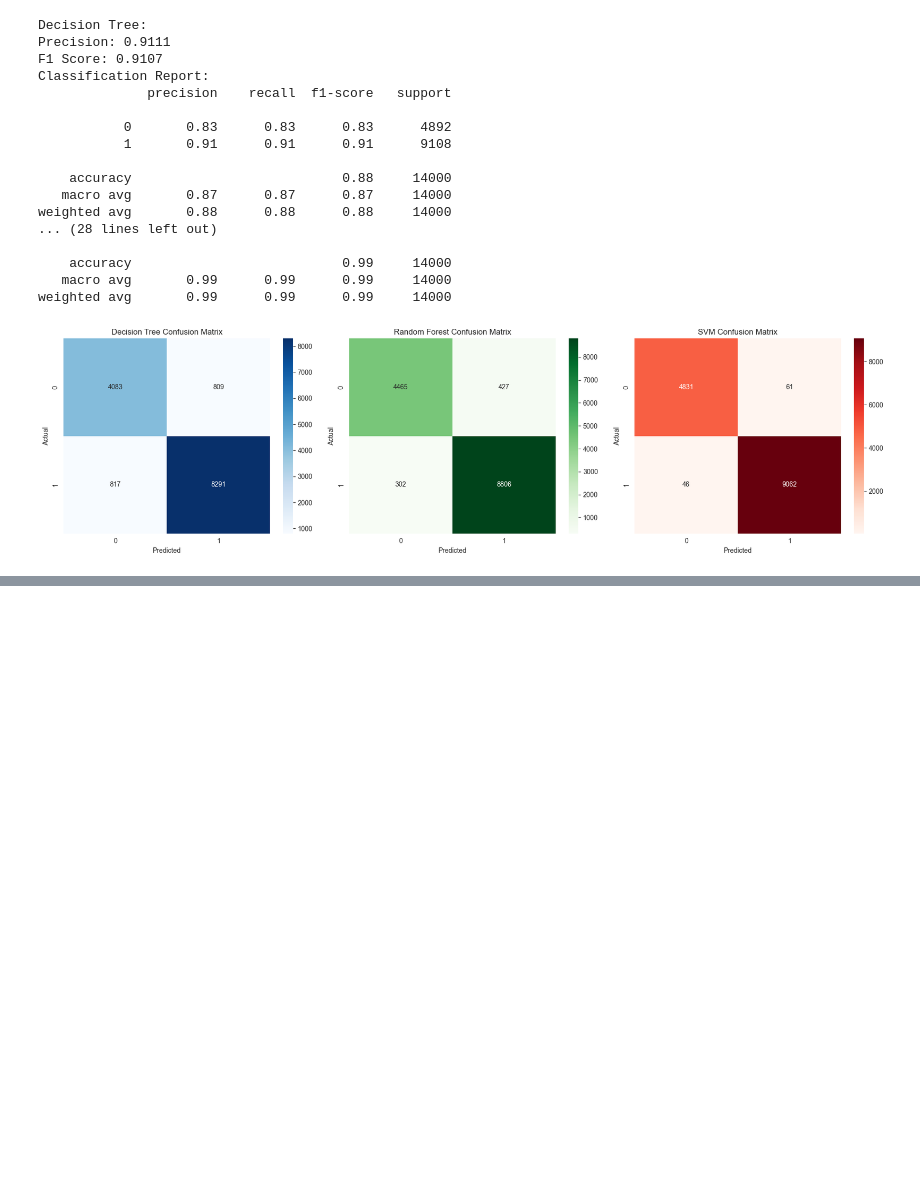
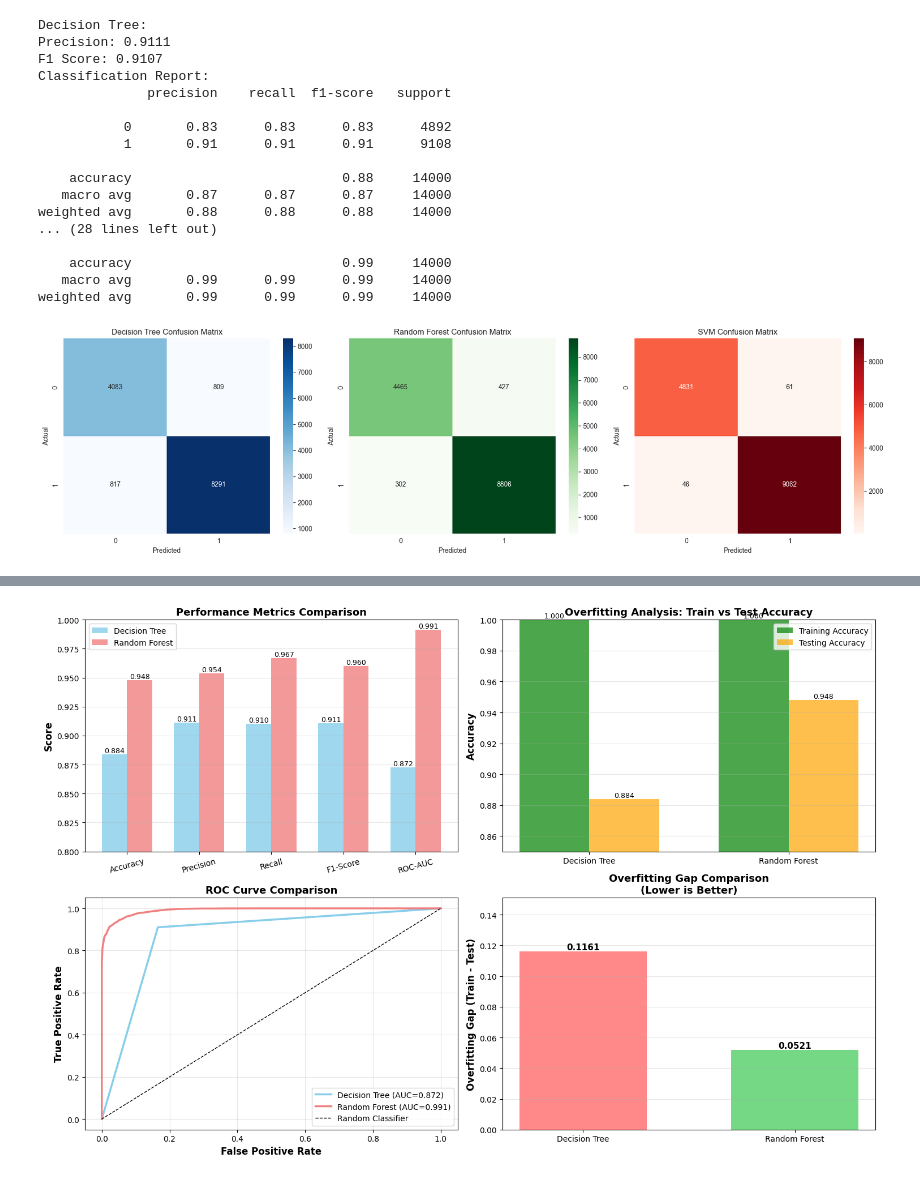
Before and after one commit to MohdIbrahimAli/Machine_learning_practice_projects, a Jupyter notebook: Stroke_prediction/stroke_prediction_balanced.ipynb, the cells around one changed output, grey strips where cells are left out. Cells and saved outputs as stored; diff of their text form; code cells hidden in the pictures; blank space fills up the shorter version.

Commit message:
analysys b/w decision tree and random forest

```diff
--- a/Stroke_prediction/stroke_prediction_balanced.ipynb
+++ b/Stroke_prediction/stroke_prediction_balanced.ipynb
@@ -276,0 +408,92 @@ plt.show()
+# %%
+# 3. VISUAL COMPARISON OF METRICS
+fig, axes = plt.subplots(2, 2, figsize=(15, 10))
+
+# Metric comparison bar chart
+metrics = ['Accuracy', 'Precision', 'Recall', 'F1-Score', 'ROC-AUC']
+dt_scores = [dt_accuracy, dt_precision, dt_recall, dt_f1, dt_roc_auc]
+rf_scores = [rf_accuracy, rf_precision, rf_recall, rf_f1, rf_roc_auc]
+
+x = np.arange(len(metrics))
+width = 0.35
+
+ax1 = axes[0, 0]
+bars1 = ax1.bar(x - width/2, dt_scores, width, label='Decision Tree', color='skyblue', alpha=0.8)
+bars2 = ax1.bar(x + width/2, rf_scores, width, label='Random Forest', color='lightcoral', alpha=0.8)
+ax1.set_ylabel('Score', fontsize=12, fontweight='bold')
+ax1.set_title('Performance Metrics Comparison', fontsize=13, fontweight='bold')
+ax1.set_xticks(x)
+ax1.set_xticklabels(metrics, rotation=15)
+ax1.legend()
+ax1.set_ylim([0.8, 1.0])
+ax1.grid(axis='y', alpha=0.3)
+
+# Add value labels on bars
+for bars in [bars1, bars2]:
+    for bar in bars:
+        height = bar.get_height()
+        ax1.text(bar.get_x() + bar.get_width()/2., height,
+                f'{height:.3f}',
+                ha='center', va='bottom', fontsize=9)
+
+# Overfitting comparison
+ax2 = axes[0, 1]
+models = ['Decision Tree', 'Random Forest']
+train_accs = [dt_train_acc, rf_train_acc]
+test_accs = [dt_test_acc, rf_test_acc]
+x_pos = np.arange(len(models))
+width = 0.35
+
+bars1 = ax2.bar(x_pos - width/2, train_accs, width, label='Training Accuracy', color='green', alpha=0.7)
+bars2 = ax2.bar(x_pos + width/2, test_accs, width, label='Testing Accuracy', color='orange', alpha=0.7)
+ax2.set_ylabel('Accuracy', fontsize=12, fontweight='bold')
+ax2.set_title('Overfitting Analysis: Train vs Test Accuracy', fontsize=13, fontweight='bold')
+ax2.set_xticks(x_pos)
+ax2.set_xticklabels(models)
+ax2.legend()
+ax2.set_ylim([0.85, 1.0])
+ax2.grid(axis='y', alpha=0.3)
+
+# Add value labels
+for bars in [bars1, bars2]:
+    for bar in bars:
+        height = bar.get_height()
+        ax2.text(bar.get_x() + bar.get_width()/2., height,
+                f'{height:.3f}',
+                ha='center', va='bottom', fontsize=9)
+
+# ROC Curves
+ax3 = axes[1, 0]
+dt_fpr, dt_tpr, _ = roc_curve(y_test, dt.predict_proba(X_test)[:, 1])
+rf_fpr, rf_tpr, _ = roc_curve(y_test, rf.predict_proba(X_test)[:, 1])
+
+ax3.plot(dt_fpr, dt_tpr, label=f'Decision Tree (AUC={dt_roc_auc:.3f})', linewidth=2.5, color='skyblue')
+ax3.plot(rf_fpr, rf_tpr, label=f'Random Forest (AUC={rf_roc_auc:.3f})', linewidth=2.5, color='lightcoral')
+ax3.plot([0, 1], [0, 1], 'k--', label='Random Classifier', linewidth=1)
+ax3.set_xlabel('False Positive Rate', fontsize=12, fontweight='bold')
+ax3.set_ylabel('True Positive Rate', fontsize=12, fontweight='bold')
+ax3.set_title('ROC Curve Comparison', fontsize=13, fontweight='bold')
+ax3.legend()
+ax3.grid(alpha=0.3)
+
+# Overfitting gap comparison
+ax4 = axes[1, 1]
+gaps = [dt_overfit_gap, rf_overfit_gap]
+colors_gap = ['#ff6b6b', '#51cf66']
+bars = ax4.bar(models, gaps, color=colors_gap, alpha=0.8, width=0.6)
+ax4.set_ylabel('Overfitting Gap (Train - Test)', fontsize=12, fontweight='bold')
+ax4.set_title('Overfitting Gap Comparison\n(Lower is Better)', fontsize=13, fontweight='bold')
+ax4.set_ylim([0, max(gaps) * 1.3])
+ax4.grid(axis='y', alpha=0.3)
+
+# Add value labels
+for bar, gap in zip(bars, gaps):
+    height = bar.get_height()
+    ax4.text(bar.get_x() + bar.get_width()/2., height,
+            f'{gap:.4f}',
+            ha='center', va='bottom', fontsize=11, fontweight='bold')
+
+plt.tight_layout()
+plt.show()
+# %% [output]
+[figure, added]
```
Also changed, not shown: parts of 6 cells of this notebook.
